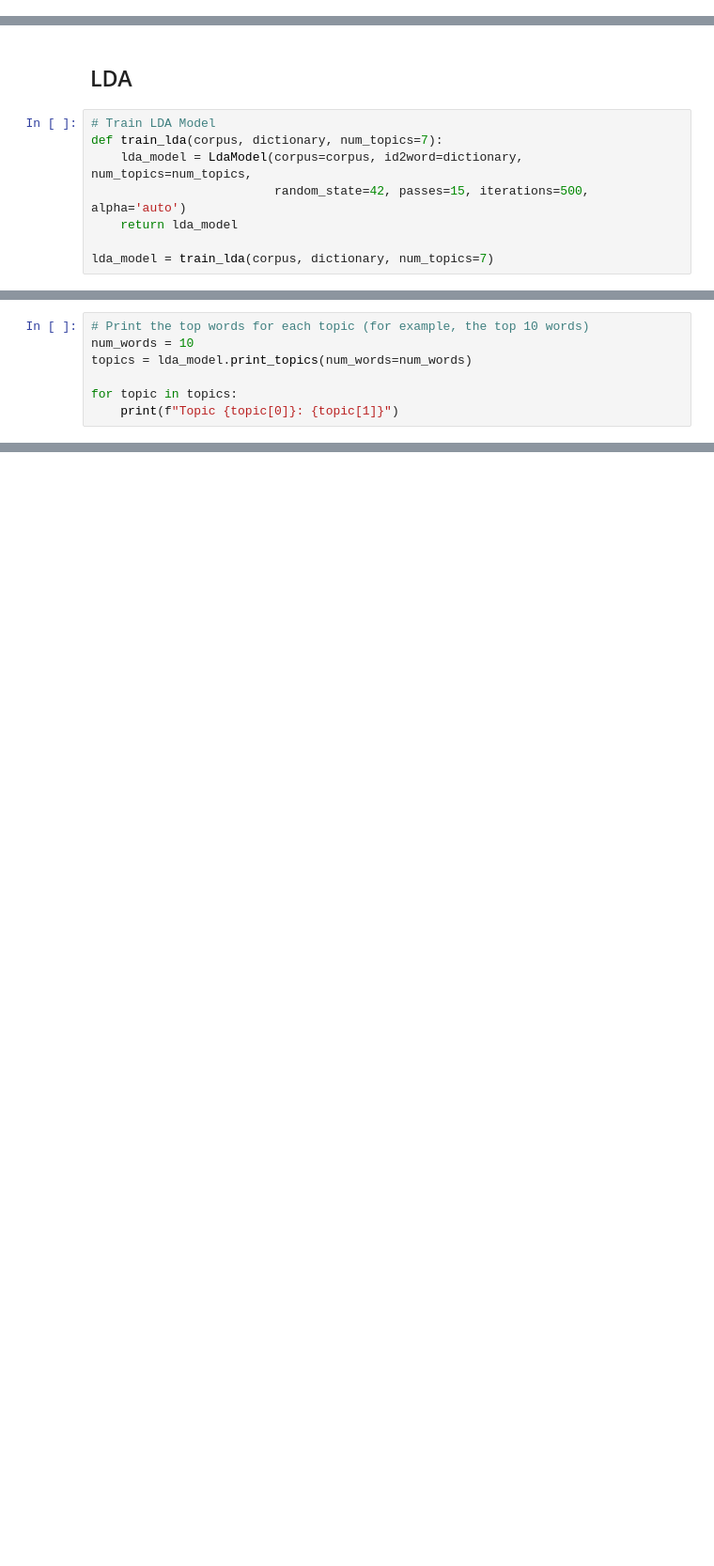
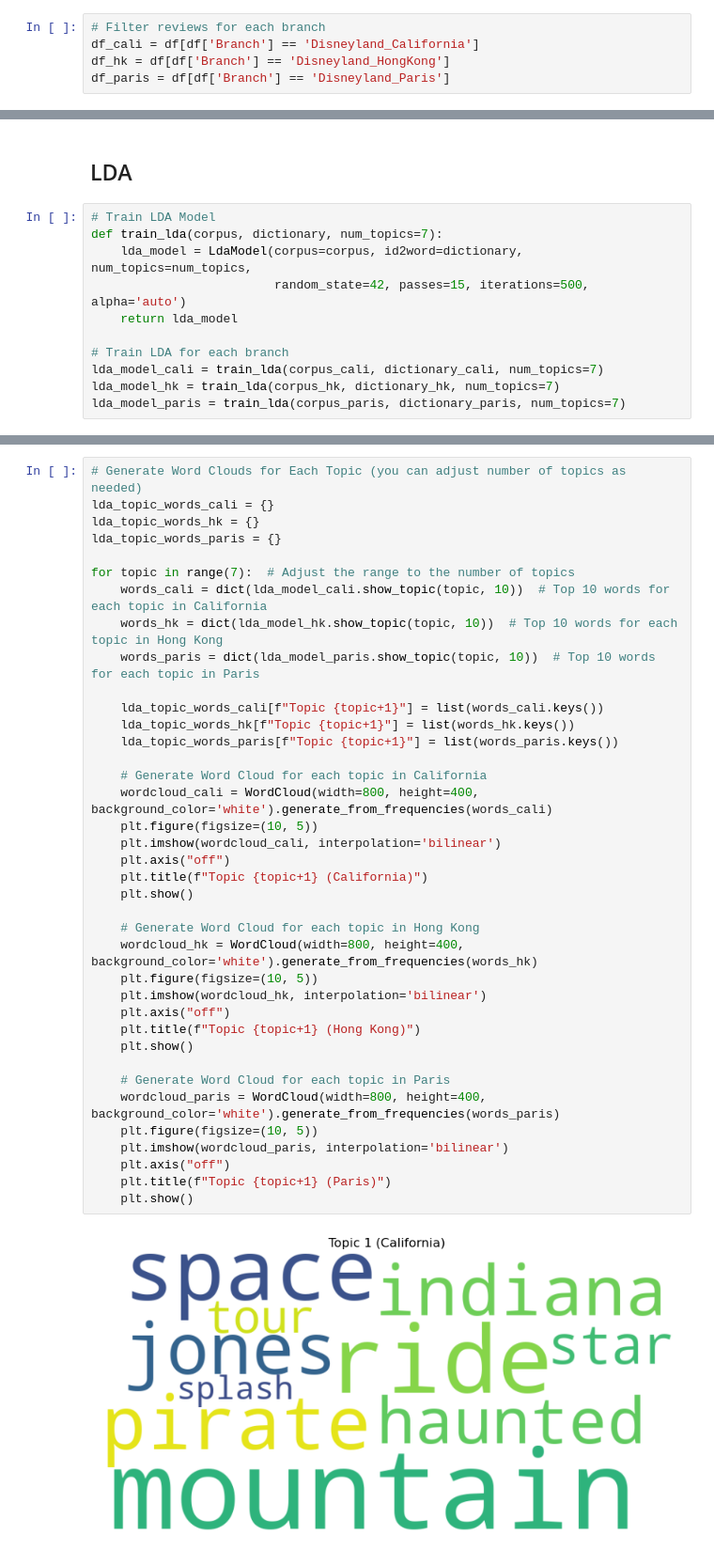
Before and after one commit to mayiquimpo/6200, a Jupyter notebook: Assignment 3.ipynb, the cells around one changed output, grey strips where cells are left out. Shown at 94% size. Saved outputs shown, nothing was run; the diff lists cells and outputs as text; blank space fills up the shorter version.

```diff
--- a/Assignment 3.ipynb
+++ b/Assignment 3.ipynb
@@ -124,3 +129,8 @@ Name: Review_Text, dtype: object
 # Initialize lemmatizer
 lemmatizer = WordNetLemmatizer()
 stop_words = set(stopwords.words("english"))
+# %%
+# Filter reviews for each branch
+df_cali = df[df['Branch'] == 'Disneyland_California']
+df_hk = df[df['Branch'] == 'Disneyland_HongKong']
+df_paris = df[df['Branch'] == 'Disneyland_Paris']
@@ -177,4 +234,7 @@ def train_lda(corpus, dictionary, num_topics=7):
                          random_state=42, passes=15, iterations=500, alpha='auto')
     return lda_model
 
-lda_model = train_lda(corpus, dictionary, num_topics=7)
+# Train LDA for each branch
+lda_model_cali = train_lda(corpus_cali, dictionary_cali, num_topics=7)
+lda_model_hk = train_lda(corpus_hk, dictionary_hk, num_topics=7)
+lda_model_paris = train_lda(corpus_paris, dictionary_paris, num_topics=7)
@@ -224,7 +240,0 @@ for topic in range(3):  # Number of topics
-# %%
-# Print the top words for each topic (for example, the top 10 words)
-num_words = 10
-topics = lda_model.print_topics(num_words=num_words)
-
-for topic in topics:
-    print(f"Topic {topic[0]}: {topic[1]}")
@@ -292,0 +291,40 @@ topic_distribution_df
+# %%
+# Generate Word Clouds for Each Topic (you can adjust number of topics as needed)
+lda_topic_words_cali = {}
+lda_topic_words_hk = {}
+lda_topic_words_paris = {}
+
+for topic in range(7):  # Adjust the range to the number of topics
+    words_cali = dict(lda_model_cali.show_topic(topic, 10))  # Top 10 words for each topic in California
+    words_hk = dict(lda_model_hk.show_topic(topic, 10))  # Top 10 words for each topic in Hong Kong
+    words_paris = dict(lda_model_paris.show_topic(topic, 10))  # Top 10 words for each topic in Paris
+
+    lda_topic_words_cali[f"Topic {topic+1}"] = list(words_cali.keys())
+    lda_topic_words_hk[f"Topic {topic+1}"] = list(words_hk.keys())
+    lda_topic_words_paris[f"Topic {topic+1}"] = list(words_paris.keys())
+
+    # Generate Word Cloud for each topic in California
+    wordcloud_cali = WordCloud(width=800, height=400, background_color='white').generate_from_frequencies(words_cali)
+    plt.figure(figsize=(10, 5))
+    plt.imshow(wordcloud_cali, interpolation='bilinear')
+    plt.axis("off")
+    plt.title(f"Topic {topic+1} (California)")
+    plt.show()
+
+    # Generate Word Cloud for each topic in Hong Kong
+    wordcloud_hk = WordCloud(width=800, height=400, background_color='white').generate_from_frequencies(words_hk)
+    plt.figure(figsize=(10, 5))
+    plt.imshow(wordcloud_hk, interpolation='bilinear')
+    plt.axis("off")
+    plt.title(f"Topic {topic+1} (Hong Kong)")
+    plt.show()
+
+    # Generate Word Cloud for each topic in Paris
+    wordcloud_paris = WordCloud(width=800, height=400, background_color='white').generate_from_frequencies(words_paris)
+    plt.figure(figsize=(10, 5))
+    plt.imshow(wordcloud_paris, interpolation='bilinear')
+    plt.axis("off")
+    plt.title(f"Topic {topic+1} (Paris)")
+    plt.show()
+# %% [output]
+[figure, added]
```
Also changed, not shown: parts of 24 cells of this notebook.
